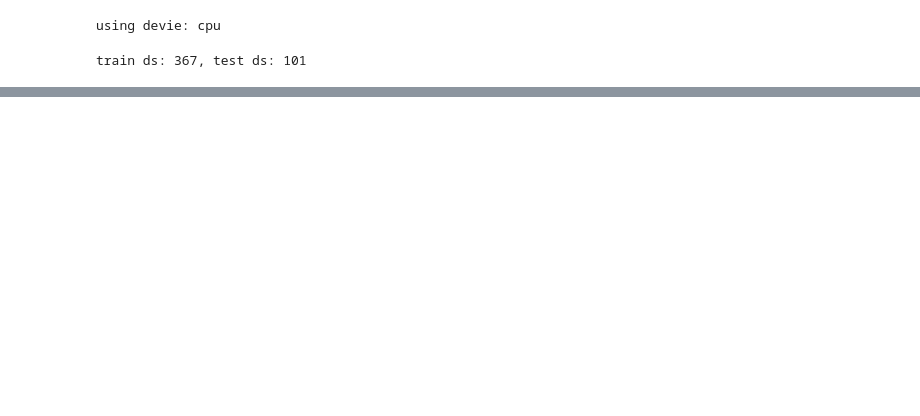
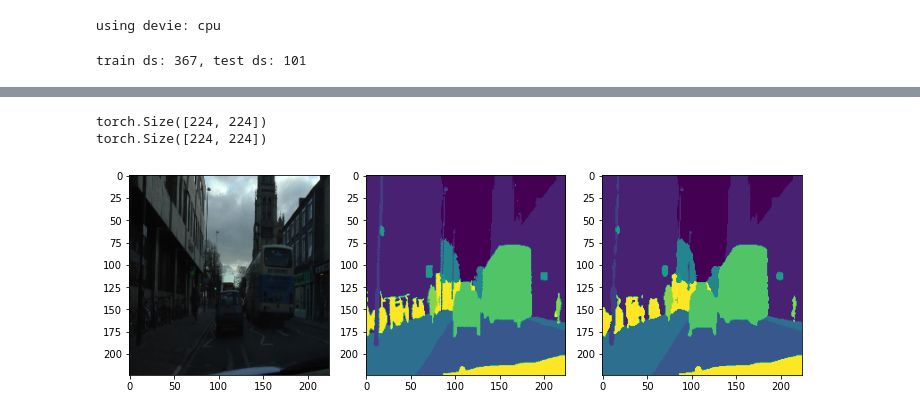
Before and after one commit to liangkun/playground, a Jupyter notebook: sem-seg.ipynb, the cells around one changed output, grey strips where cells are left out. Saved outputs shown, nothing was run; the diff lists cells and outputs as text; code cells hidden in the pictures; blank space fills up the shorter version.

```diff
--- a/sem-seg.ipynb
+++ b/sem-seg.ipynb
@@ -136,0 +152,22 @@ for epoch in range(3):
+# %%
+model = torch.load('unet_45.pt')
+model.eval()
+
+img, mask = test_ds.choose()
+preds = model(img[None])
+preds_mask = torch.max(preds, dim=1)[1][0]
+
+print(mask.shape)
+print(preds_mask.shape)
+
+fig, axes = plt.subplots(1, 3, figsize=(10, 10))
+
+axes[0].imshow(img.permute(1,2,0))
+axes[1].imshow(mask)
+axes[2].imshow(preds_mask)
+fig.tight_layout()
+fig.show()
+# %% [output]
+torch.Size([224, 224])
+torch.Size([224, 224])
+[figure, added]
```
Also changed, not shown: parts of 6 cells of this notebook, 1 other file.
